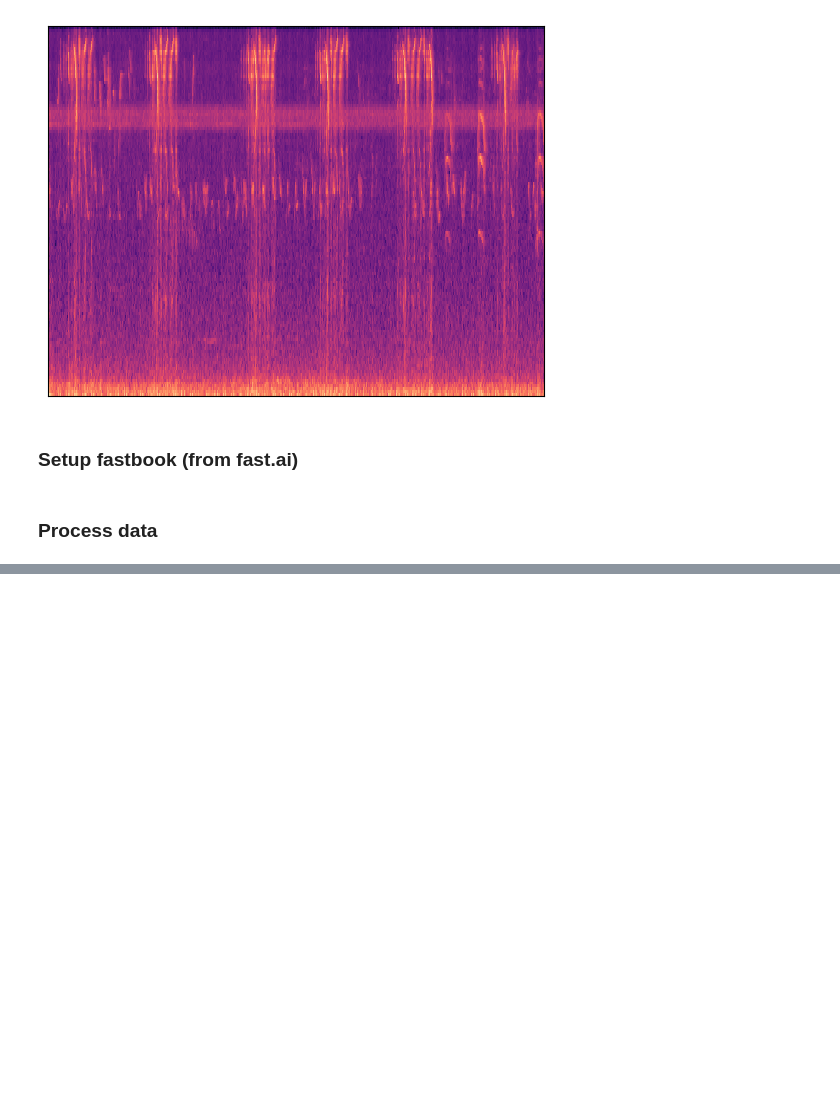
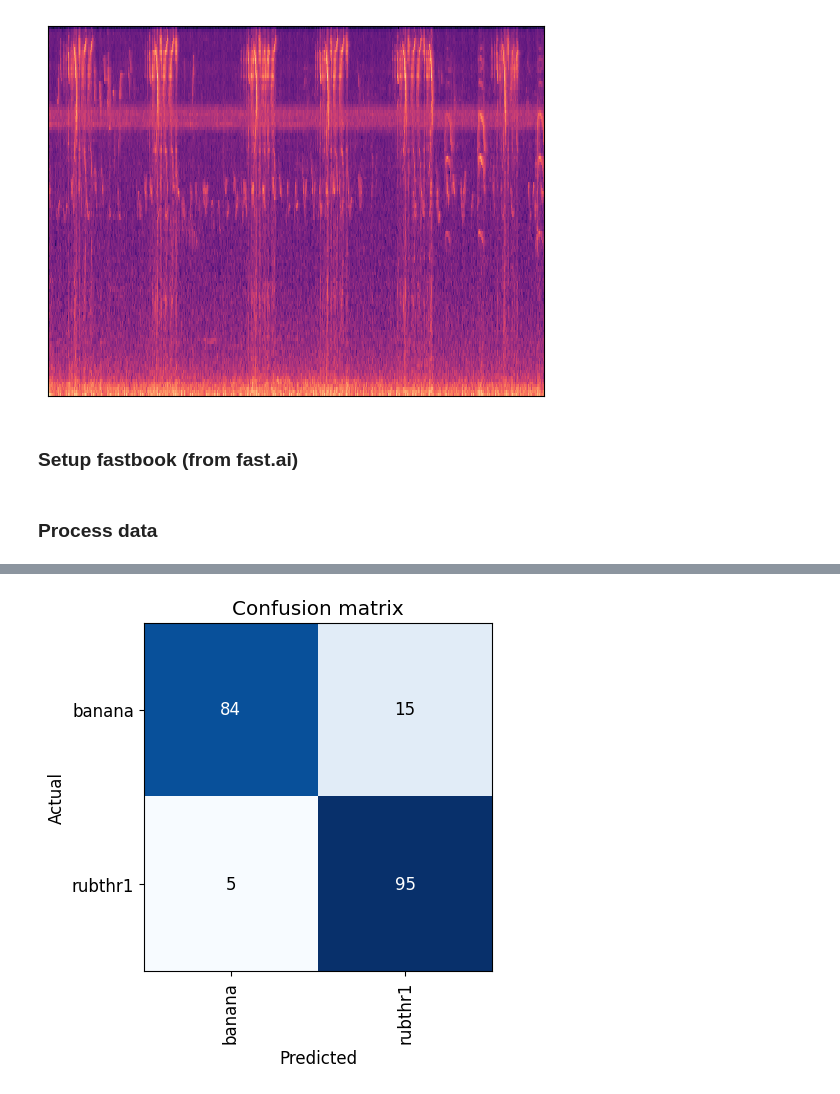
Before and after one commit to CodeWithOz/fastai-deep-learn-coders, a Jupyter notebook: birdclef_plus_2026_sound_classification_attempt_1.ipynb, the cells around one changed output, grey strips where cells are left out. Drawn from its saved outputs; the diff is of its cells as text; code cells hidden in the pictures; blank space fills up the shorter version.

Commit message:
Kaggle Notebook | birdclef_plus_2026_sound_classification_attempt_1 | Version 6

```diff
--- a/birdclef_plus_2026_sound_classification_attempt_1.ipynb
+++ b/birdclef_plus_2026_sound_classification_attempt_1.ipynb
@@ -148,0 +167,3 @@ img.to_thumb(224, 224)
+# %%
+learn = vision_learner(dls, resnet18, metrics=error_rate)
+learn.fine_tune(10)
@@ -148,0 +184,4 @@ img.to_thumb(224, 224)
+# %%
+interp = ClassificationInterpretation.from_learner(learn)
+interp.plot_confusion_matrix()
+# %% [output]
@@ -148,0 +190 @@ img.to_thumb(224, 224)
+[figure, added]
```
Also changed, not shown: parts of 7 cells of this notebook.
